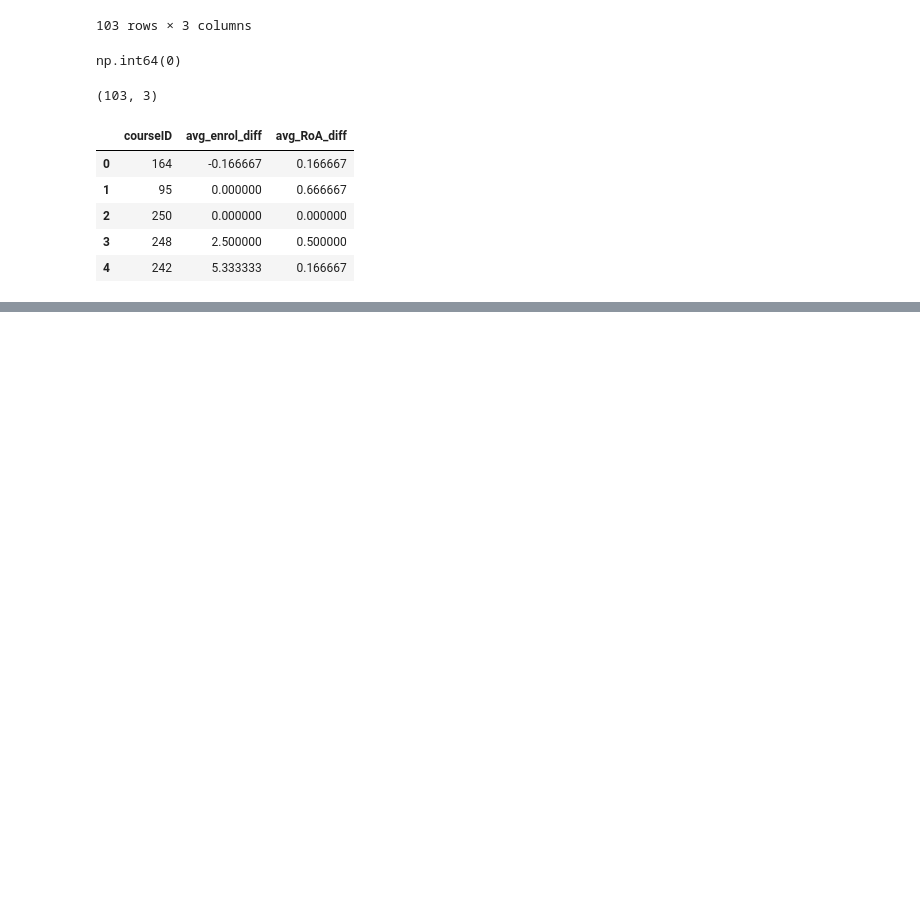
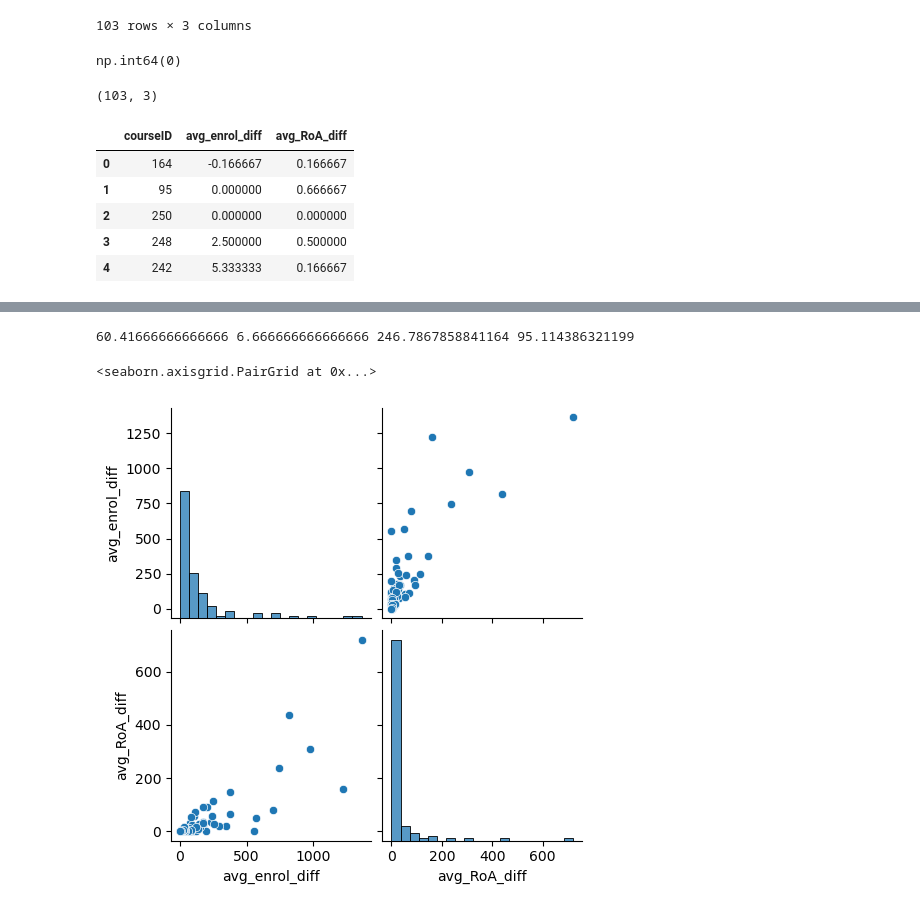
Before and after one commit to 11awrence/Public-Data-Projects, a Jupyter notebook: predictive_modelling/QA Classifier/QA_Predictive Modelling Implementation.ipynb, the cells around one changed output, grey strips where cells are left out. Drawn from its saved outputs; the diff is of its cells as text; code cells hidden in the pictures; blank space fills up the shorter version.

```diff
--- a/predictive_modelling/QA Classifier/QA_Predictive Modelling Implementation.ipynb
+++ b/predictive_modelling/QA Classifier/QA_Predictive Modelling Implementation.ipynb
@@ -328,0 +329,17 @@ result.head()
+# %%
+# define threshold for enrol/RoA --> average value is affected significantly by the outliers
+median_enrol = result_merge['avg_enrol_diff'].median()
+median_RoA = result_merge['avg_RoA_diff'].median()
+
+std_enrol = result_merge['avg_enrol_diff'].std()
+std_RoA = result_merge['avg_RoA_diff'].std()
+
+print(median_enrol, median_RoA, std_enrol, std_RoA)
+# %% [output]
+60.41666666666666 6.666666666666666 246.7867858841164 95.114386321199
+# %%
+# check distribution
+sns.pairplot(result_merge[['avg_enrol_diff', 'avg_RoA_diff']], dropna = True)
+# %% [output]
+<seaborn.axisgrid.PairGrid at 0x...>
+[figure, added]
```
Also changed, not shown: parts of 5 cells of this notebook.
